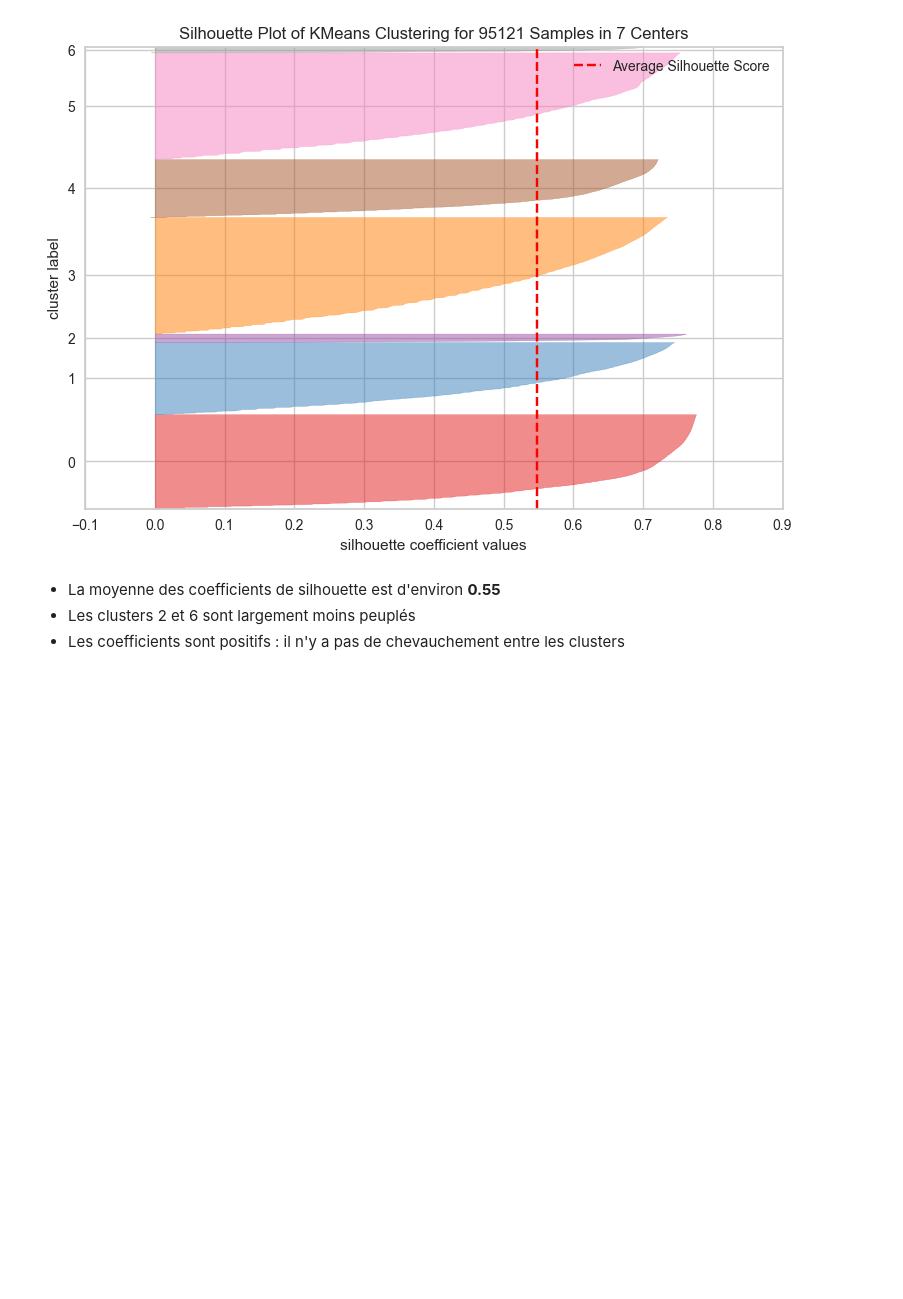
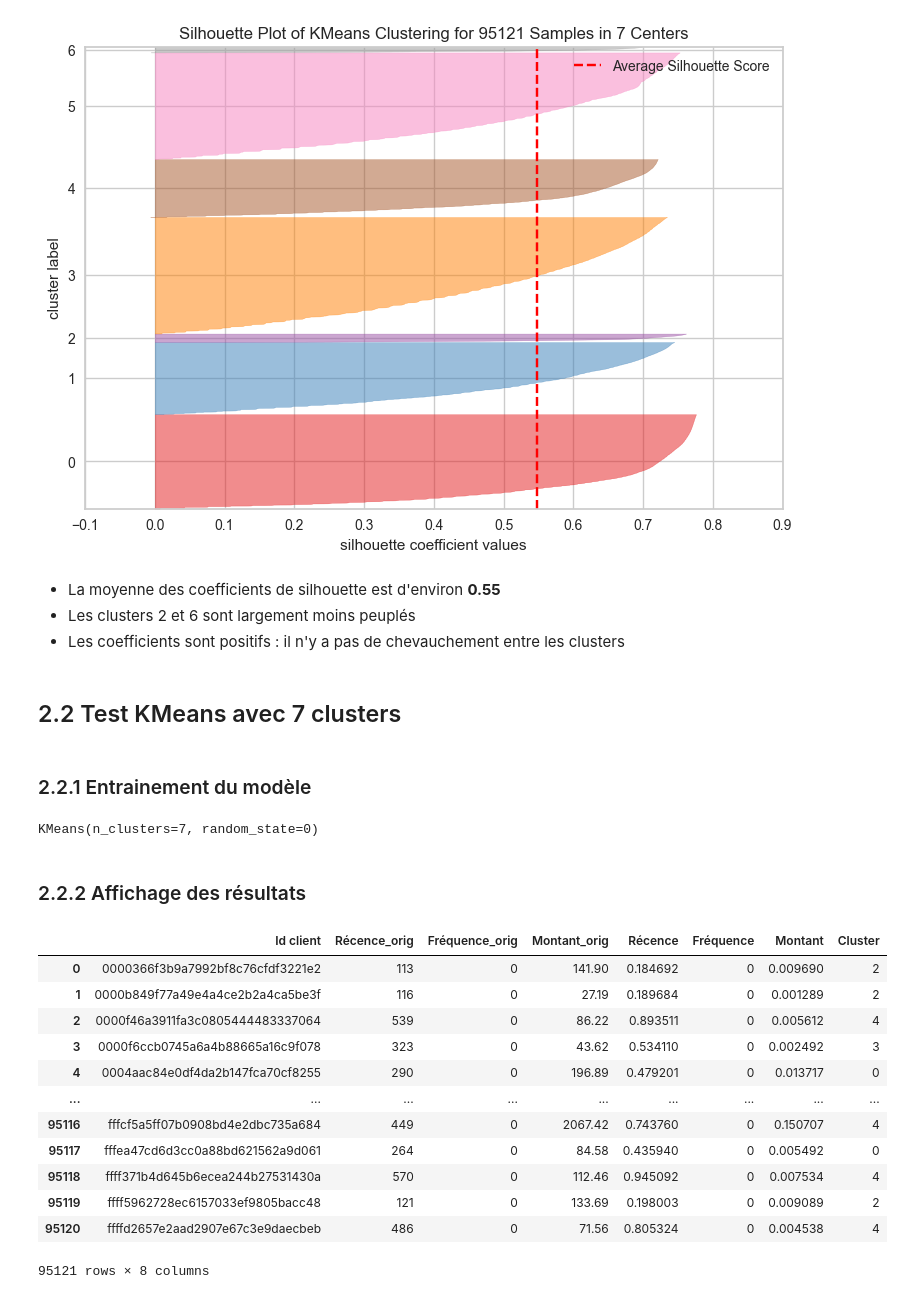
Before and after one commit to Christophe-Aballea/OC_projet5_Segmentez_des_clients_d_un_site_ecommerce, a Jupyter notebook: P05_Notebook3_Tests_modeles_clustering.ipynb, the cells around one changed output. Drawn from its saved outputs; the diff is of its cells as text; code cells hidden in the pictures; blank space fills up the shorter version.

```diff
--- a/P05_Notebook3_Tests_modeles_clustering.ipynb
+++ b/P05_Notebook3_Tests_modeles_clustering.ipynb
@@ -335,3 +335,43 @@ visualizer.finalize()
 * La moyenne des coefficients de silhouette est d'environ **0.55**
 * Les clusters 2 et 6 sont largement moins peuplés
 * Les coefficients sont positifs : il n'y a pas de chevauchement entre les clusters
+# %% [markdown]
+## 2.2 Test KMeans avec 7 clusters
+# %% [markdown]
+### 2.2.1 Entrainement du modèle
+# %%
+# Nombre de clusters
+k = 7
+
+# Initialisation du modèle
+kmeans = KMeans(n_clusters=k, random_state=0)
+
+# Sélection des features
+X = df_features[['Récence', 'Fréquence', 'Montant']]
+
+# Entraînement du modèle
+kmeans.fit(X)
+# %% [output]
+KMeans(n_clusters=7, random_state=0)
+# %% [markdown]
+### 2.2.2 Affichage des résultats
+# %%
+# Attribution des labels de cluster au DataFrame
+df_features['Cluster'] = kmeans.labels_
+
+# Affichage du résultat
+display(df_features)
+# %% [output]
+|  | Id client | Récence_orig | Fréquence_orig | Montant_orig | Récence | Fréquence | Montant | Cluster |
+| 0 | 0000366f3b9a7992bf8c76cfdf3221e2 | 113 | 0 | 141.90 | 0.184692 | 0 | 0.009690 | 2 |
+| 1 | 0000b849f77a49e4a4ce2b2a4ca5be3f | 116 | 0 | 27.19 | 0.189684 | 0 | 0.001289 | 2 |
+| 2 | 0000f46a3911fa3c0805444483337064 | 539 | 0 | 86.22 | 0.893511 | 0 | 0.005612 | 4 |
+| 3 | 0000f6ccb0745a6a4b88665a16c9f078 | 323 | 0 | 43.62 | 0.534110 | 0 | 0.002492 | 3 |
+| 4 | 0004aac84e0df4da2b147fca70cf8255 | 290 | 0 | 196.89 | 0.479201 | 0 | 0.013717 | 0 |
+| ... | ... | ... | ... | ... | ... | ... | ... | ... |
+| 95116 | fffcf5a5ff07b0908bd4e2dbc735a684 | 449 | 0 | 2067.42 | 0.743760 | 0 | 0.150707 | 4 |
+| 95117 | fffea47cd6d3cc0a88bd621562a9d061 | 264 | 0 | 84.58 | 0.435940 | 0 | 0.005492 | 0 |
+| 95118 | ffff371b4d645b6ecea244b27531430a | 570 | 0 | 112.46 | 0.945092 | 0 | 0.007534 | 4 |
+| 95119 | ffff5962728ec6157033ef9805bacc48 | 121 | 0 | 133.69 | 0.198003 | 0 | 0.009089 | 2 |
+| 95120 | ffffd2657e2aad2907e67c3e9daecbeb | 486 | 0 | 71.56 | 0.805324 | 0 | 0.004538 | 4 |
+95121 rows × 8 columns
```
Also changed, not shown: parts of 15 cells of this notebook, 1 other file.
